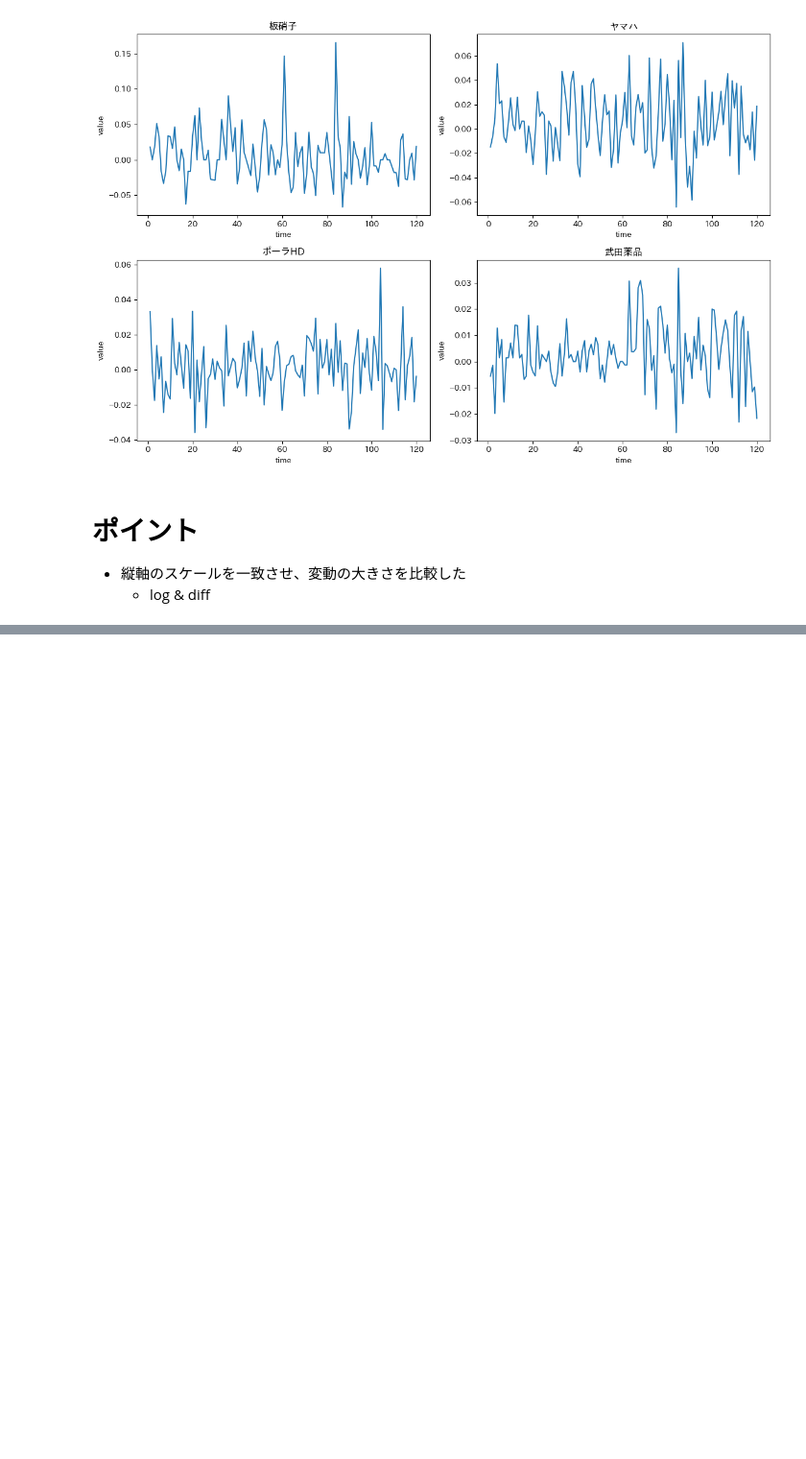
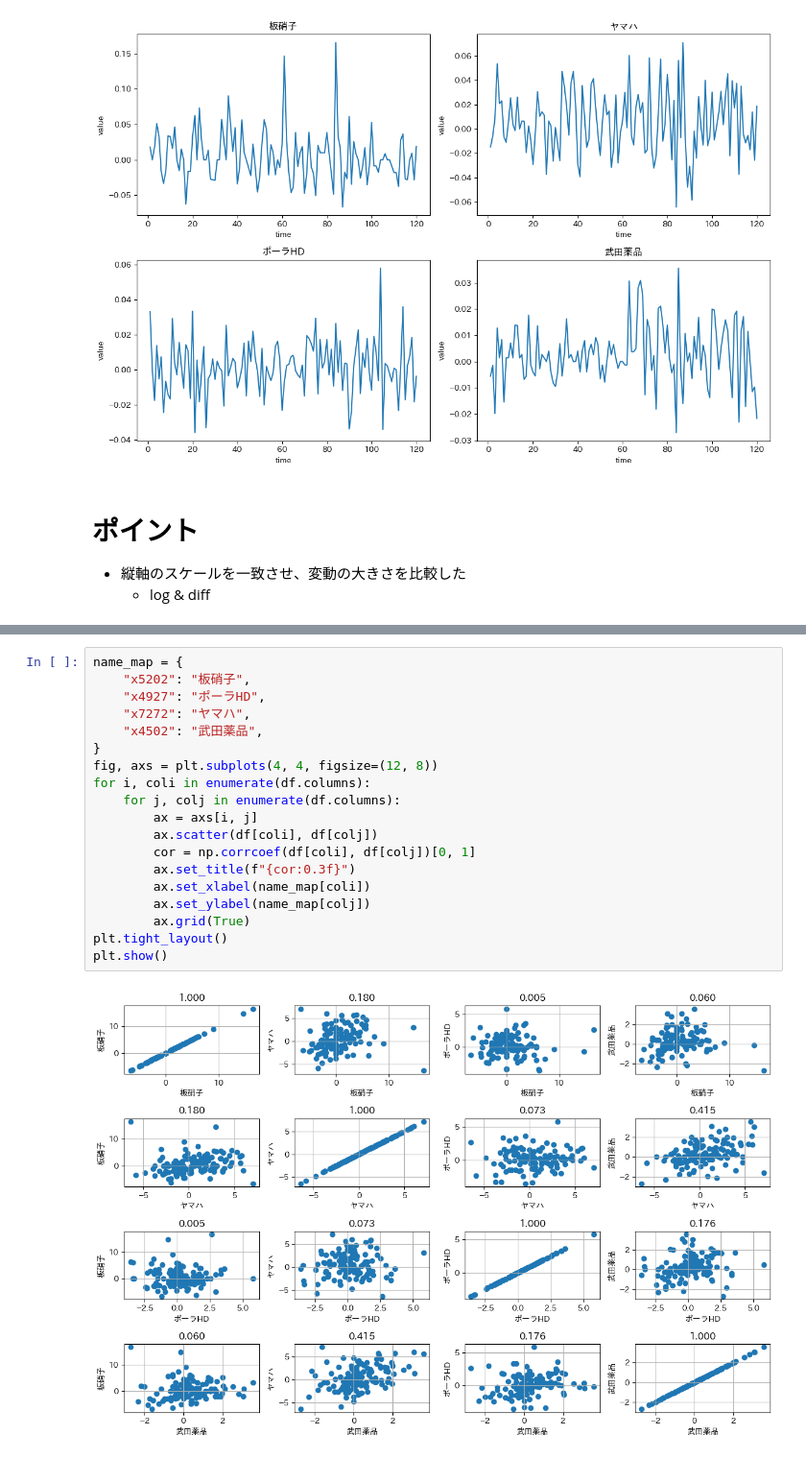
Before and after one commit to shunsuke-tsumori/timeseries_python, a Jupyter notebook: chap2.ipynb, the cells around one changed output, grey strips where cells are left out. Shown at 96% size. Saved outputs shown, nothing was run; the diff lists cells and outputs as text; blank space fills up the shorter version.

```diff
--- a/chap2.ipynb
+++ b/chap2.ipynb
@@ -90,0 +171,21 @@ plt.show()
+# %%
+name_map = {
+    "x5202": "板硝子",
+    "x4927": "ポーラHD",
+    "x7272": "ヤマハ",
+    "x4502": "武田薬品",
+}
+fig, axs = plt.subplots(4, 4, figsize=(12, 8))
+for i, coli in enumerate(df.columns):
+    for j, colj in enumerate(df.columns):
+        ax = axs[i, j]
+        ax.scatter(df[coli], df[colj])
+        cor = np.corrcoef(df[coli], df[colj])[0, 1]
+        ax.set_title(f"{cor:0.3f}")
+        ax.set_xlabel(name_map[coli])
+        ax.set_ylabel(name_map[colj])
+        ax.grid(True)
+plt.tight_layout()
+plt.show()
+# %% [output]
+[figure, added]
```
Also changed, not shown: parts of 11 cells of this notebook, 1 other file.
